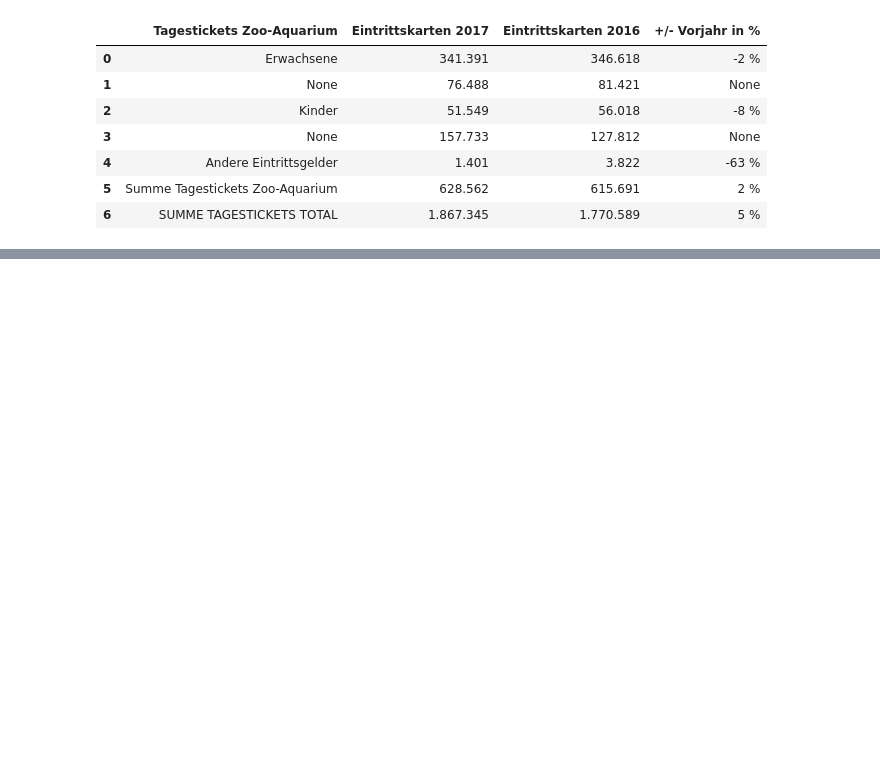
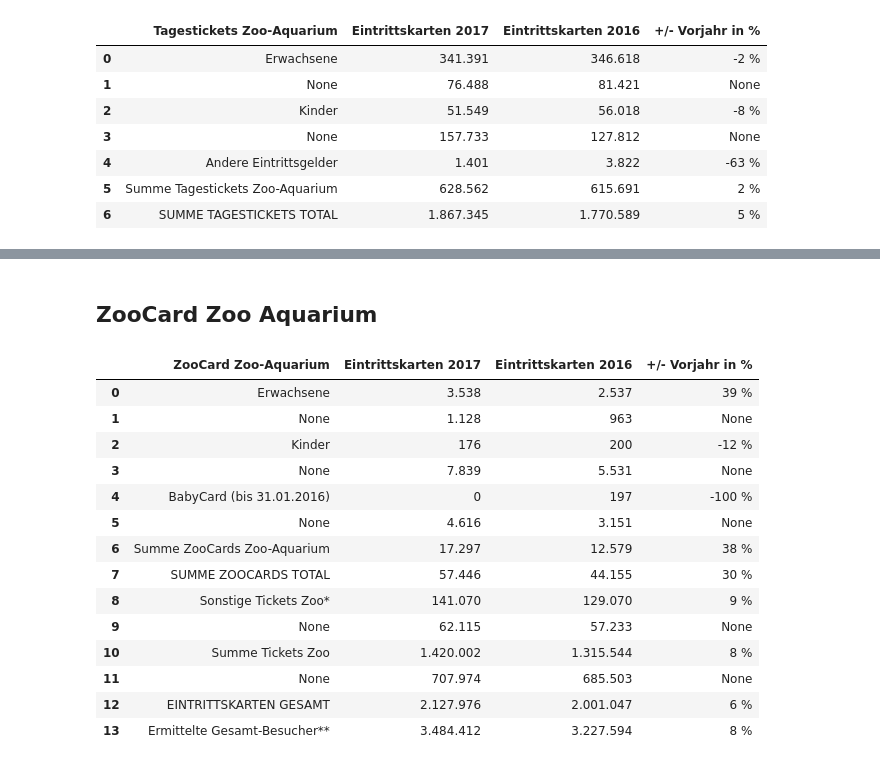
Before and after one commit to Ben-physics-dotcom/VdZ_aDataScienceProject, a Jupyter notebook: Data_Cleaning/berlin/2017.ipynb, the cells around one changed output, grey strips where cells are left out. Saved outputs shown, nothing was run; the diff lists cells and outputs as text; code cells hidden in the pictures; blank space fills up the shorter version.

```diff
--- a/Data_Cleaning/berlin/2017.ipynb
+++ b/Data_Cleaning/berlin/2017.ipynb
@@ -176,0 +191,20 @@ KeyError: "['Eintrittskarten', 'Eintrittskarten_Vorjahr', '+/- Vorjahr in %'] no
+# %% [markdown]
+## ZooCard Zoo Aquarium
+# %%
+dfs17[3]
+# %% [output]
+|  | ZooCard Zoo-Aquarium | Eintrittskarten 2017 | Eintrittskarten 2016 | +/- Vorjahr in % |
+| 0 | Erwachsene | 3.538 | 2.537 | 39 % |
+| 1 | None | 1.128 | 963 | None |
+| 2 | Kinder | 176 | 200 | -12 % |
+| 3 | None | 7.839 | 5.531 | None |
+| 4 | BabyCard (bis 31.01.2016) | 0 | 197 | -100 % |
+| 5 | None | 4.616 | 3.151 | None |
+| 6 | Summe ZooCards Zoo-Aquarium | 17.297 | 12.579 | 38 % |
+| 7 | SUMME ZOOCARDS TOTAL | 57.446 | 44.155 | 30 % |
+| 8 | Sonstige Tickets Zoo* | 141.070 | 129.070 | 9 % |
+| 9 | None | 62.115 | 57.233 | None |
+| 10 | Summe Tickets Zoo | 1.420.002 | 1.315.544 | 8 % |
+| 11 | None | 707.974 | 685.503 | None |
+| 12 | EINTRITTSKARTEN GESAMT | 2.127.976 | 2.001.047 | 6 % |
+| 13 | Ermittelte Gesamt-Besucher** | 3.484.412 | 3.227.594 | 8 % |
```
Also changed, not shown: parts of 12 cells of this notebook, 1 other file.
